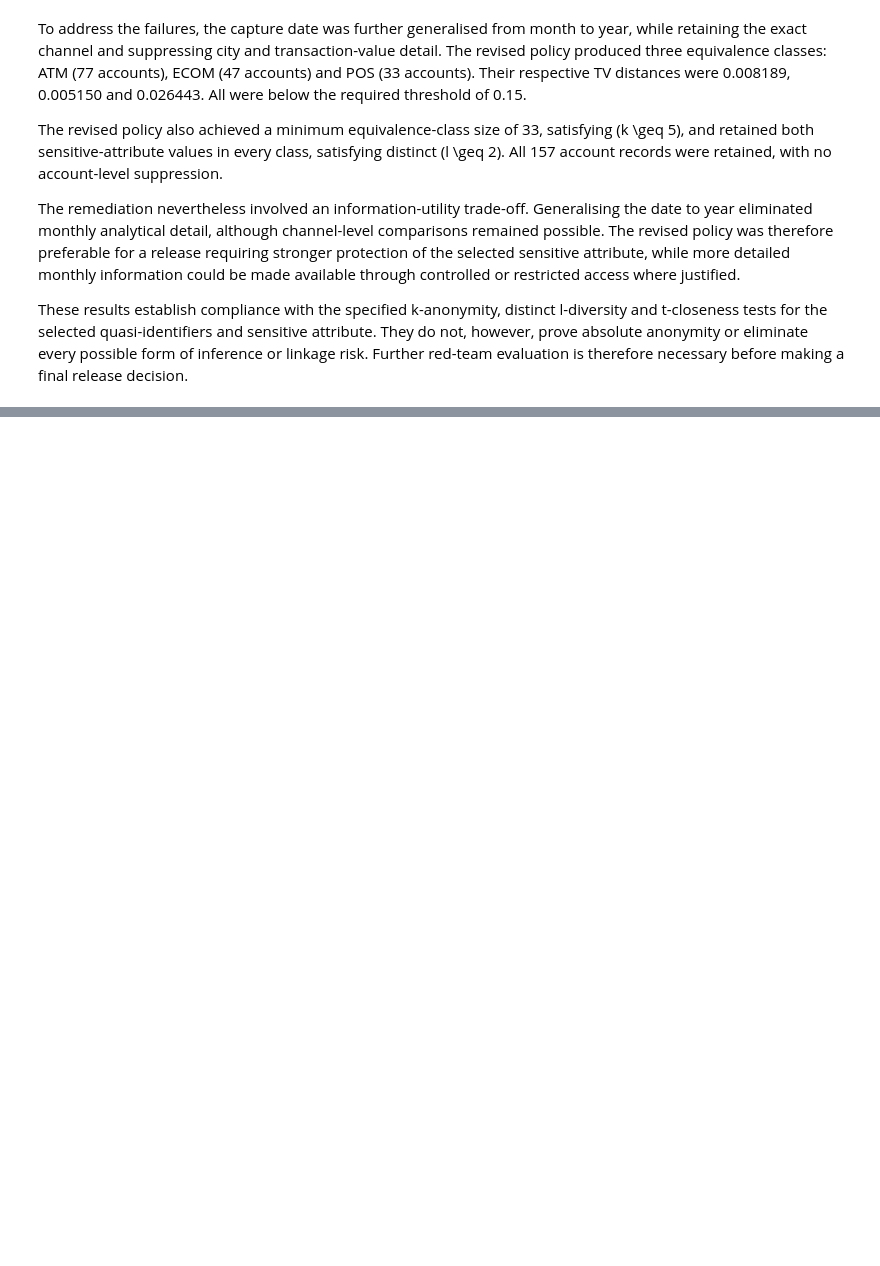
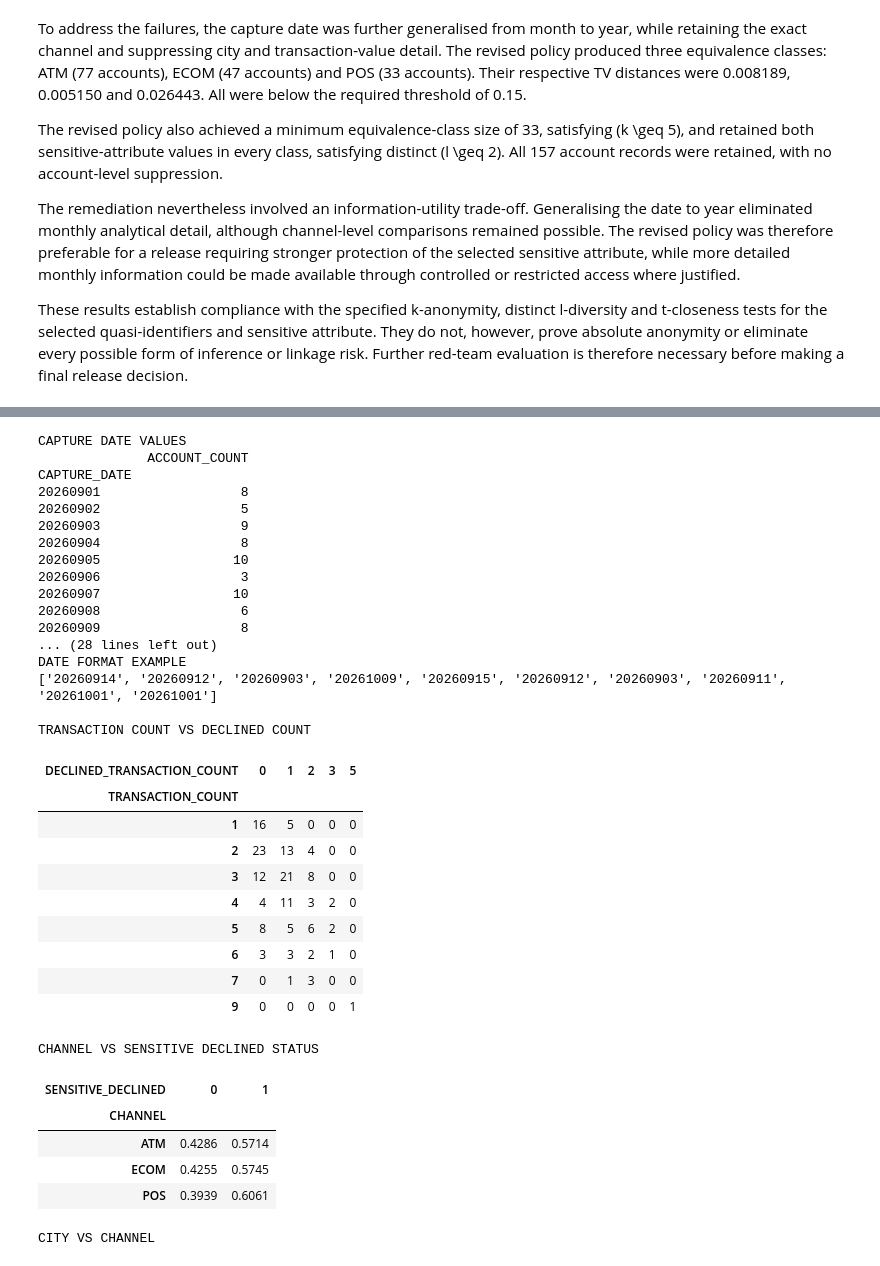
Before and after one commit to ictnsofu/ICD_5211_Data_Privacy_kampamba_nsofu_202609988, a Jupyter notebook: 202609988_Kampamba_Nsofu_ICD_5211.ipynb, the cells around one changed output, grey strips where cells are left out. Cells and saved outputs as stored; diff of their text form; code cells hidden in the pictures; blank space fills up the shorter version.

```diff
--- a/202609988_Kampamba_Nsofu_ICD_5211.ipynb
+++ b/202609988_Kampamba_Nsofu_ICD_5211.ipynb
@@ -6936,0 +7434,76 @@ These results establish compliance with the specified k-anonymity, distinct l-di
+# %%
+# ---------------------------------------------------------
+# Q4(a): Inspect date and important pairwise relationships
+# ---------------------------------------------------------
+
+print("CAPTURE DATE VALUES")
+print(
+    approved_data["CAPTURE_DATE"]
+    .value_counts()
+    .sort_index()
+    .to_frame("ACCOUNT_COUNT")
+)
+
+print("\nDATE FORMAT EXAMPLE")
+print(approved_data["CAPTURE_DATE"].head(10).tolist())
+
+print("\nTRANSACTION COUNT VS DECLINED COUNT")
+display(
+    pd.crosstab(
+        approved_data["TRANSACTION_COUNT"],
+        approved_data["DECLINED_TRANSACTION_COUNT"]
+    )
+)
+
+print("\nCHANNEL VS SENSITIVE DECLINED STATUS")
+display(
+    pd.crosstab(
+        approved_data["CHANNEL"],
+        approved_data["SENSITIVE_DECLINED"],
+        normalize="index"
+    ).round(4)
+)
+
+print("\nCITY VS CHANNEL")
+display(
+    pd.crosstab(
+        approved_data["CITY"],
+        approved_data["CHANNEL"],
+        normalize="index"
+    ).round(4)
+)
+# %% [output]
+CAPTURE DATE VALUES
+              ACCOUNT_COUNT
+CAPTURE_DATE
+20260901                  8
+20260902                  5
+20260903                  9
+20260904                  8
+20260905                 10
+20260906                  3
+20260907                 10
+20260908                  6
+20260909                  8
+... (28 lines left out)
+DATE FORMAT EXAMPLE
+['20260914', '20260912', '20260903', '20261009', '20260915', '20260912', '20260903', '20260911', '20261001', '20261001']
+
+TRANSACTION COUNT VS DECLINED COUNT
+| DECLINED_TRANSACTION_COUNT | 0 | 1 | 2 | 3 | 5 |
+| TRANSACTION_COUNT |  |  |  |  |  |
+| 1 | 16 | 5 | 0 | 0 | 0 |
+| 2 | 23 | 13 | 4 | 0 | 0 |
+| 3 | 12 | 21 | 8 | 0 | 0 |
+| 4 | 4 | 11 | 3 | 2 | 0 |
+| 5 | 8 | 5 | 6 | 2 | 0 |
+| 6 | 3 | 3 | 2 | 1 | 0 |
+| 7 | 0 | 1 | 3 | 0 | 0 |
+| 9 | 0 | 0 | 0 | 0 | 1 |
+CHANNEL VS SENSITIVE DECLINED STATUS
+| SENSITIVE_DECLINED | 0 | 1 |
+| CHANNEL |  |  |
+| ATM | 0.4286 | 0.5714 |
+| ECOM | 0.4255 | 0.5745 |
+| POS | 0.3939 | 0.6061 |
+CITY VS CHANNEL
```
Also changed, not shown: parts of 13 cells of this notebook.
